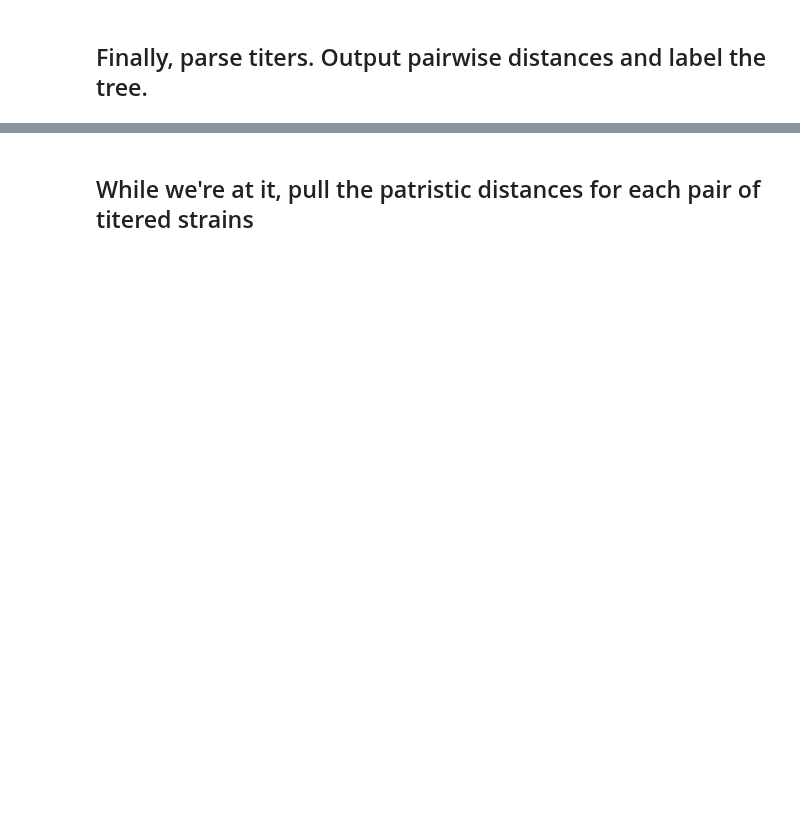
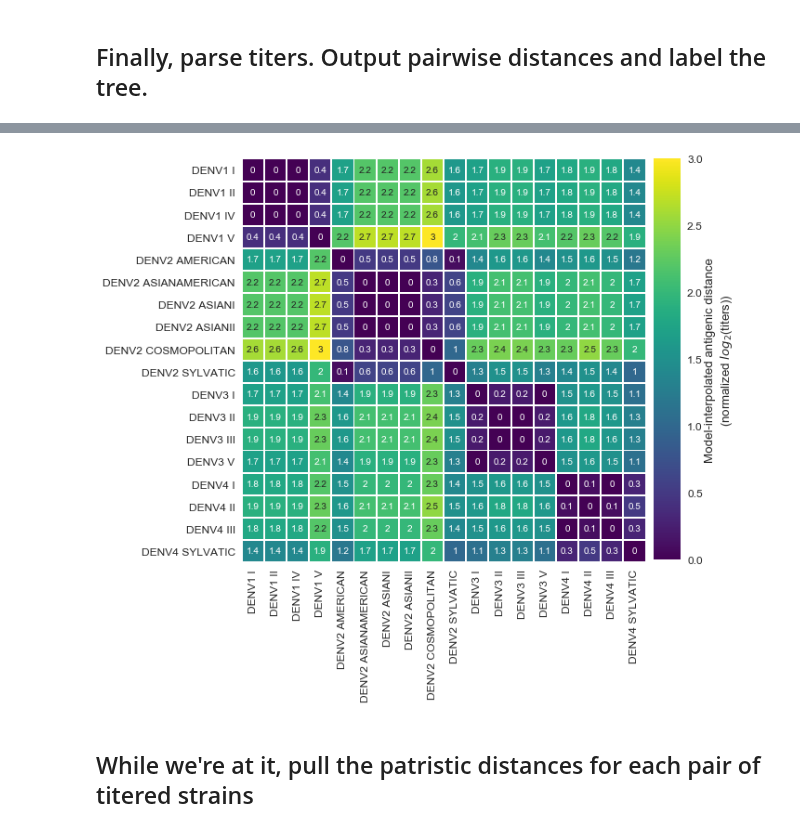
Before and after one commit to blab/dengue-antigenic-dynamics, a Jupyter notebook: data_wrangling_scripts/parse-augur-output.ipynb, the cells around one changed output, grey strips where cells are left out. Drawn from its saved outputs; the diff is of its cells as text; code cells hidden in the pictures; blank space fills up the shorter version.

```diff
--- a/data_wrangling_scripts/parse-augur-output.ipynb
+++ b/data_wrangling_scripts/parse-augur-output.ipynb
@@ -399,3 +396,11 @@ open(out_path+'trees/full_titer_tree.nexus', 'w').write(full_tree_string)
 
 interserotype_tree_string = interserotype_tree.toString(traits=['clade', 'genotype', 'serotype', 'dTiter', 'cTiter'], numName=True, nexus=True)
 open(out_path+'trees/interserotype_titer_tree.nexus', 'w').write(interserotype_tree_string)
+# %%
+# full_tree.nodes[10].traits
+for k in full_tree.Objects:
+    if k.traits['dTiter'] > 0:
+        try:
+            print (k.traits['dTiter'], k.traits[u'aa_muts'])
+        except:
+            print 'aa muts not found'
@@ -444,6 +467,30 @@ interserotype_Dij = { tuple(sorted([i,j])) : get_path_total(mrcas[i], mrcas[j],
 
 interserotype_Dij.update({ tuple(sorted([i,j])) : get_path_total(serotype_mrcas[i], serotype_mrcas[j], interserotype_tree)
                   for (i,j) in combinations(serotype_mrcas.keys(), 2)})
+# %%
+genotype_distances = defaultdict(dict)
+for genotype1, genotype2 in combinations(mrcas.keys(), 2):
+    Dij = get_path_total(mrcas[genotype1], mrcas[genotype2], full_tree)
+    genotype_distances[genotype1][genotype2] = Dij
+    genotype_distances[genotype2][genotype1] = Dij
+genotype_distances = pd.DataFrame(genotype_distances)
+genotype_distances.fillna(0.,inplace=True)
+genotype_distances = genotype_distances.round(1)
+genotype_distances.rename(columns={k :k.replace('_', ' ') for k in genotype_distances.columns.values},
+                         index={k :k.replace('_', ' ') for k in genotype_distances.columns.values},
+                         inplace=True)
+# %%
+fig, ax = plt.subplots(1, 1,figsize=(8,8))
+cbar_ax = fig.add_axes([.905, 0.13, .05, .75])
+
+sns.set(font_scale=1.3)
+sns.heatmap(genotype_distances, cmap='viridis', annot=True, square=True,
+            annot_kws={'fontsize': 10}, linewidths=1, ax=ax, cbar_ax=cbar_ax,
+            cbar_kws={'label': r'Model-interpolated antigenic distance'+'\n'+r'(normalized $log_2$(titers))'})
+
+plt.savefig('../figures/png/genotype_dTiter_heatmap.png', dpi=300, bbox_inches='tight')
+# %% [output]
+[figure, added]
 # %%
 pd.Series(full_tree_Dij).reset_index().to_csv(out_path+'frequencies/full_tree_Dij.csv', header=False, index=False)
 pd.Series(interserotype_Dij).reset_index().to_csv(out_path+'frequencies/interserotype_Dij.csv', header=False, index=False)
```
Also changed, not shown: parts of 7 cells of this notebook, 28 other files.
